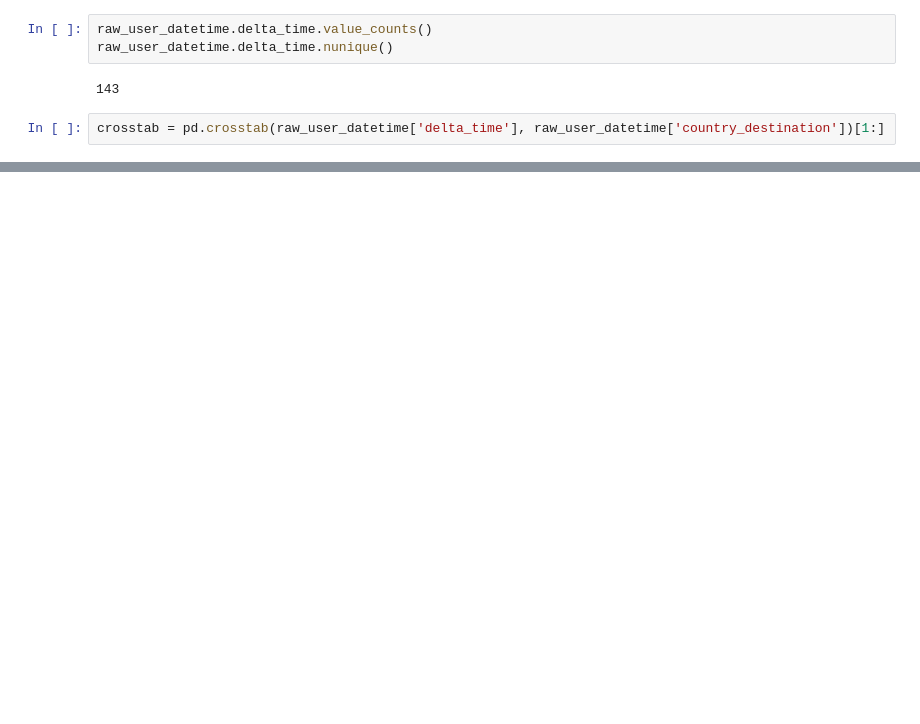
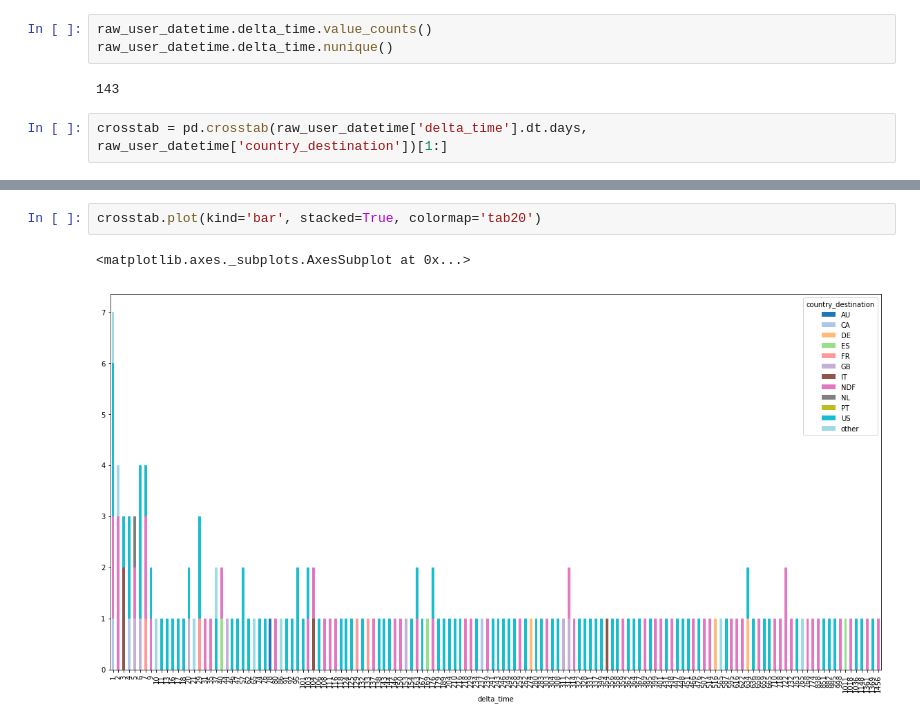
Before and after one commit to khanhduyn/coderschool_ml_jul18, a Jupyter notebook: kaggle/airbnb/kaggle_airbnb.ipynb, the cells around one changed output, grey strips where cells are left out. Drawn from its saved outputs; the diff is of its cells as text; blank space fills up the shorter version.

```diff
--- a/kaggle/airbnb/kaggle_airbnb.ipynb
+++ b/kaggle/airbnb/kaggle_airbnb.ipynb
@@ -202,5 +300,5 @@ raw_user_datetime.delta_time.nunique()
 # %% [output]
 143
 # %%
-crosstab = pd.crosstab(raw_user_datetime['delta_time'], raw_user_datetime['country_destination'])[1:]
+crosstab = pd.crosstab(raw_user_datetime['delta_time'].dt.days, raw_user_datetime['country_destination'])[1:]
 # %%
@@ -247,0 +343,5 @@ raw_user_datetime.head(10)
+# %%
+crosstab.plot(kind='bar', stacked=True, colormap='tab20')
+# %% [output]
+<matplotlib.axes._subplots.AxesSubplot at 0x...>
+[figure, added]
```
Also changed, not shown: parts of 38 cells of this notebook.
